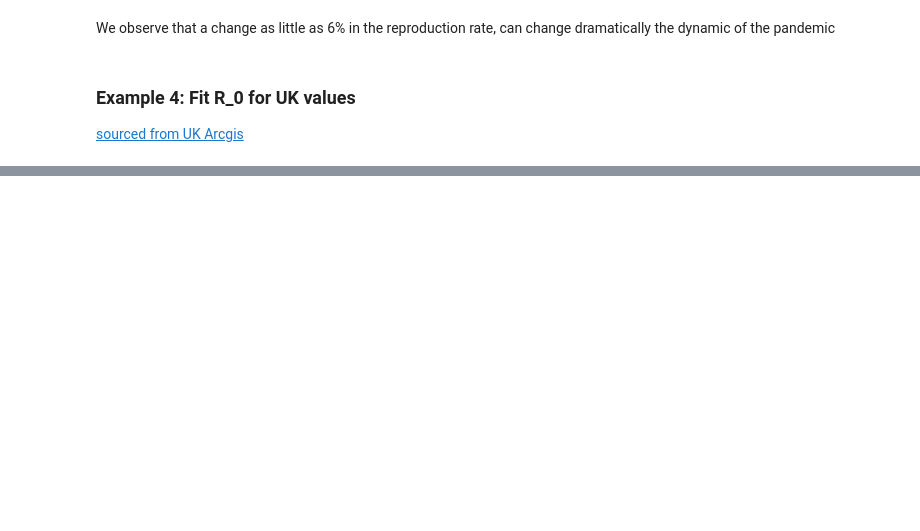
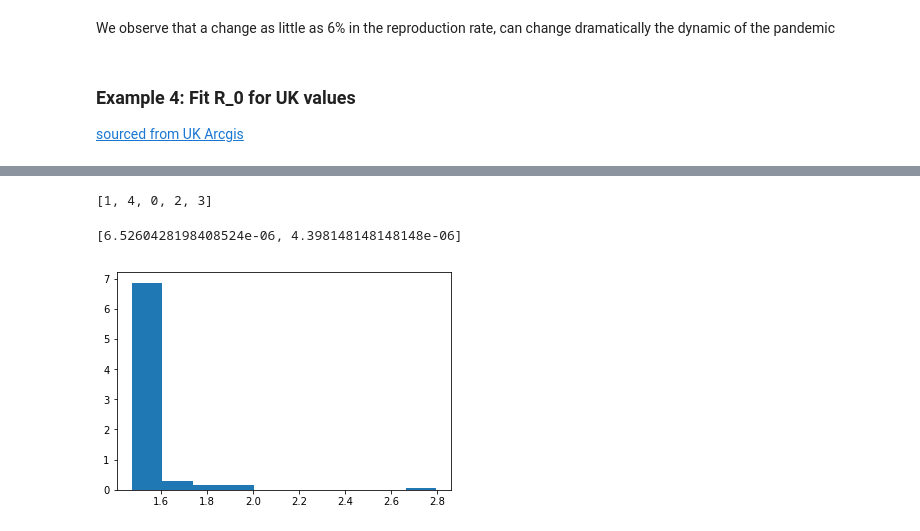
Before and after one commit to open-sir/open-sir, a Jupyter notebook: SIR-X.ipynb, the cells around one changed output, grey strips where cells are left out. Saved outputs shown, nothing was run; the diff lists cells and outputs as text; code cells hidden in the pictures; blank space fills up the shorter version.

```diff
--- a/SIR-X.ipynb
+++ b/SIR-X.ipynb
@@ -374,0 +395,5 @@ print("The mean squared error of the model is %.0f" % MSE)
+# %%
+from sklearn.utils import resample
+resample(y)
+# %% [output]
+[1, 4, 0, 2, 3]
@@ -374,0 +402,27 @@ print("The mean squared error of the model is %.0f" % MSE)
+# %%
+p_bt = []
+R_0_bt = []
+n_iter = 100
+
+SIR_BS = SIR(p, w0)
+
+
+for i in range(0,n_iter):
+    t_r, I_r = resample(t_d, I_UK)
+    I_r = np.array(I_r)
+    # Sort and redefine arrays
+    idx = np.argsort(t_r)
+    t_rs = t_r[idx]
+    I_rs = I_r[idx]
+    SIR_BS.fit(t_rs, I_rs, P_UK)
+    p_bt.append(SIR_BS.p)
+    R_0_bt.append(SIR_BS.R_0)
+# %%
+SIR_BS.p
+# %% [output]
+[6.5260428198408524e-06, 4.398148148148148e-06]
+# %%
+plt.hist(R_0_bt, bins=10,   density=True)
+plt.show()
+# %% [output]
+[figure, added]
```
Also changed, not shown: parts of 17 cells of this notebook, 1 other file.
